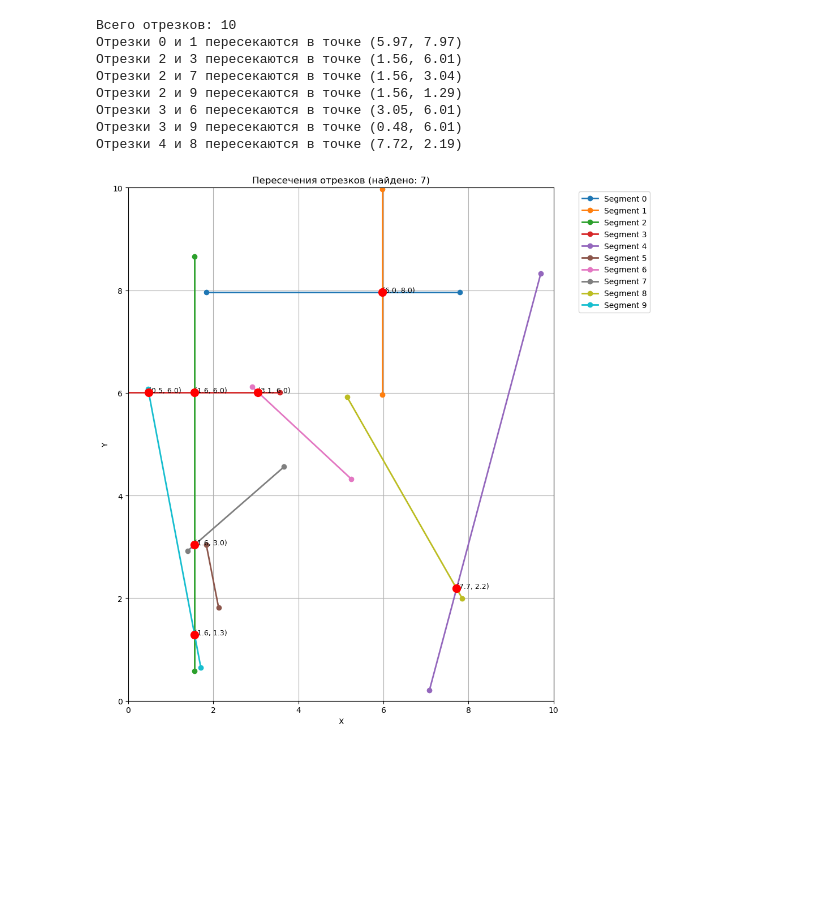
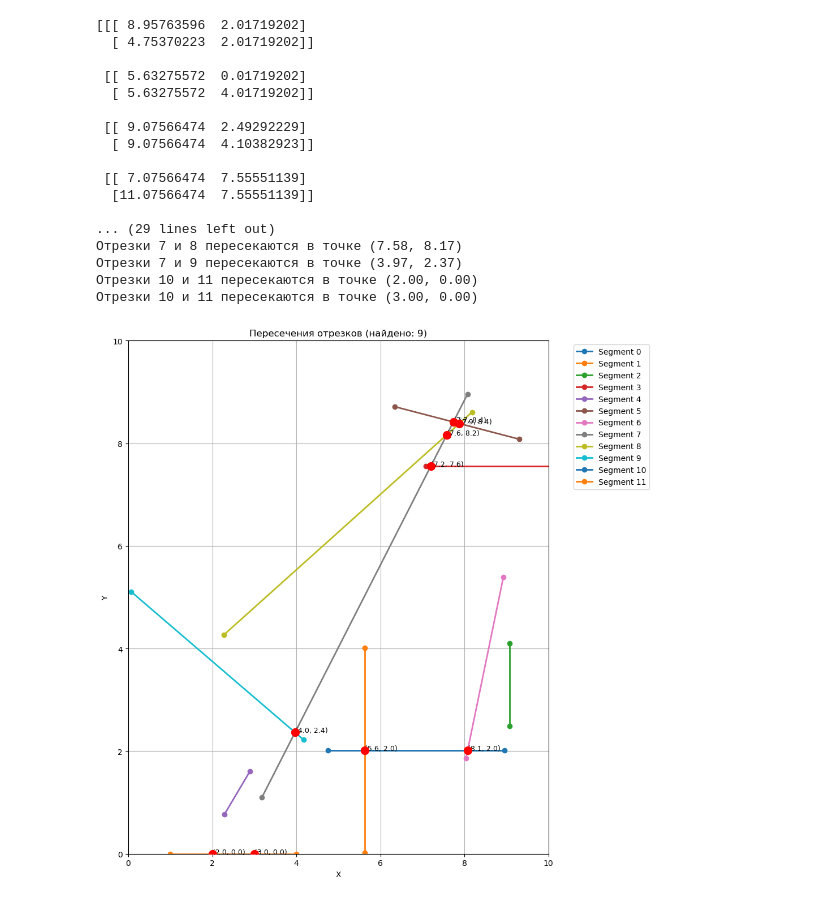
Before and after one commit to fish-from-SanDiego/geom-labs, a Jupyter notebook: lab4.1a.ipynb, the cells around one changed output. Cells and saved outputs as stored; diff of their text form; code cells hidden in the pictures; blank space fills up the shorter version.

Commit message:
fix lab 4.1a segments intersection

```diff
--- a/lab4.1a.ipynb
+++ b/lab4.1a.ipynb
@@ -65,9 +65,15 @@ def find_intersections(segments):
             if v1y != 0:
                 t_arr.extend([(s2y - s1y) / v1y, (s2y - s1y + v2y) / v1y])
                 u_arr.extend([0, 1])
+            elif v1x != 0:
+                t_arr.extend([(s2x - s1x) / v1x, (s2x - s1x + v2x) / v1x])
+                u_arr.extend([0, 1])
             if v2y != 0:
                 t_arr.extend([0, 1])
                 u_arr.extend([(s1y - s2y) / v2y, (s1y - s2y + v1y) / v2y])
+            elif v2x != 0:
+                t_arr.extend([0, 1])
+                u_arr.extend([(s1x - s2x) / v2x, (s1x - s2x + v1x) / v2x])
         elif v2y != 0:
             A = v2x / v2y
             B = s2x - s1x + A * (s1y - s2y)
@@ -92,41 +98,53 @@ def find_intersections(segments):
 def plot_segments(segments, intersections):
     plt.figure(figsize=(10, 10))
 
     for i, seg in enumerate(segments):
         plt.plot(seg[:, 0], seg[:, 1], marker='o', label=f'Segment {i}', linewidth=2)
 
     for i, j, point in intersections:
         plt.scatter(point[0], point[1], color='red', s=100, zorder=5)
         plt.text(point[0], point[1], f'({point[0]:.1f}, {point[1]:.1f})', fontsize=9)
 
     plt.xlim(0, 10)
     plt.ylim(0, 10)
     plt.grid(True)
     plt.legend(bbox_to_anchor=(1.05, 1), loc='upper left')
     plt.title(f"Пересечения отрезков (найдено: {len(intersections)})")
     plt.xlabel("X")
     plt.ylabel("Y")
     plt.tight_layout()
     plt.show()
 
 
-np.random.seed(42)
+# np.random.seed(42)
 segments = generate_random_segments(n=10, min_intersections=2)
-
+segments = np.array(segments)
+segments = np.append(segments, [[[2, 0], [3, 0]]], axis=0)
+segments = np.append(segments, [[[1, 0], [4, 0]]], axis=0)
+print(segments)
 intersections = find_intersections(segments)
 
 print(f"Всего отрезков: {len(segments)}")
 for i, j, point in intersections:
     print(f"Отрезки {i} и {j} пересекаются в точке ({point[0]:.2f}, {point[1]:.2f})")
 
 plot_segments(segments, intersections)
 # %% [output]
-Всего отрезков: 10
-Отрезки 0 и 1 пересекаются в точке (5.97, 7.97)
-Отрезки 2 и 3 пересекаются в точке (1.56, 6.01)
-Отрезки 2 и 7 пересекаются в точке (1.56, 3.04)
-Отрезки 2 и 9 пересекаются в точке (1.56, 1.29)
-Отрезки 3 и 6 пересекаются в точке (3.05, 6.01)
-Отрезки 3 и 9 пересекаются в точке (0.48, 6.01)
-Отрезки 4 и 8 пересекаются в точке (7.72, 2.19)
+[[[ 8.95763596  2.01719202]
+  [ 4.75370223  2.01719202]]
+
+ [[ 5.63275572  0.01719202]
+  [ 5.63275572  4.01719202]]
+
+ [[ 9.07566474  2.49292229]
+  [ 9.07566474  4.10382923]]
+
+ [[ 7.07566474  7.55551139]
+  [11.07566474  7.55551139]]
+
+... (29 lines left out)
+Отрезки 7 и 8 пересекаются в точке (7.58, 8.17)
+Отрезки 7 и 9 пересекаются в точке (3.97, 2.37)
+Отрезки 10 и 11 пересекаются в точке (2.00, 0.00)
+Отрезки 10 и 11 пересекаются в точке (3.00, 0.00)
-[figure, old version]
+[figure, new version]
```
